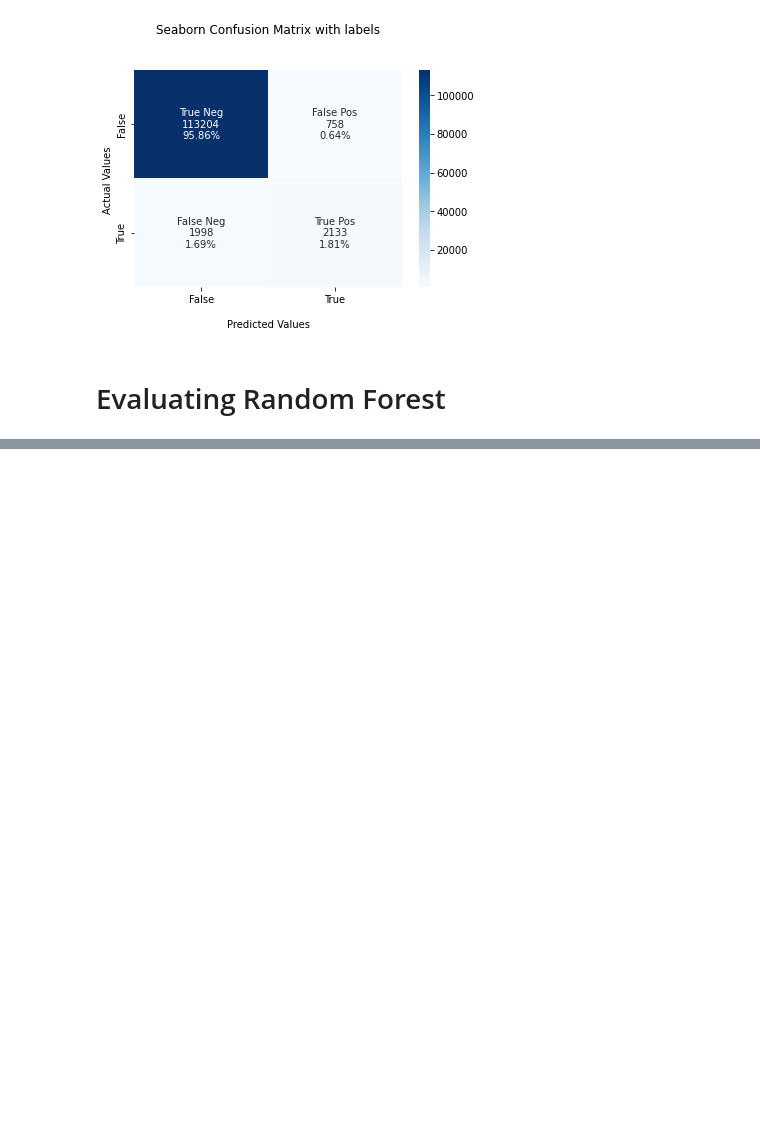
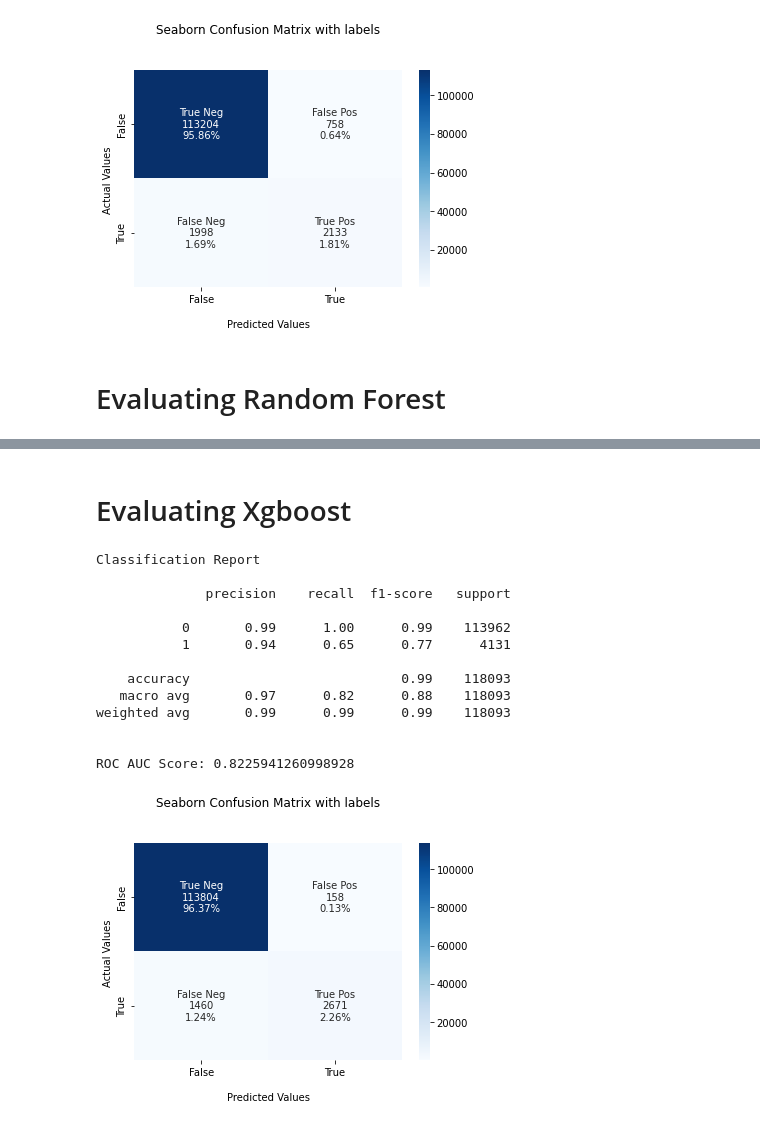
Before and after one commit to SteevenAlbert/IEEE-CIS-Fraud-Detection, a Jupyter notebook: Results.ipynb, the cells around one changed output, grey strips where cells are left out. Saved outputs shown, nothing was run; the diff lists cells and outputs as text; code cells hidden in the pictures; blank space fills up the shorter version.

Commit message:
Xgboost Model

```diff
--- a/Results.ipynb
+++ b/Results.ipynb
@@ -134,0 +159,22 @@ FileNotFoundError: [Errno 2] No such file or directory: 'Models/Random Forest.p'
+# %% [markdown]
+# Evaluating Xgboost
+# %%
+model=pickle.load(open('Models/xgboostModel.p','rb'))
+
+y_pred = model.predict(X_test)
+evaluateModel(y_pred)
+# %% [output]
+Classification Report
+
+              precision    recall  f1-score   support
+
+           0       0.99      1.00      0.99    113962
+           1       0.94      0.65      0.77      4131
+
+    accuracy                           0.99    118093
+   macro avg       0.97      0.82      0.88    118093
+weighted avg       0.99      0.99      0.99    118093
+
+
+ROC AUC Score: 0.8225941260998928
+[figure, added]
```
Also changed, not shown: parts of 5 cells of this notebook, 3 other files.
